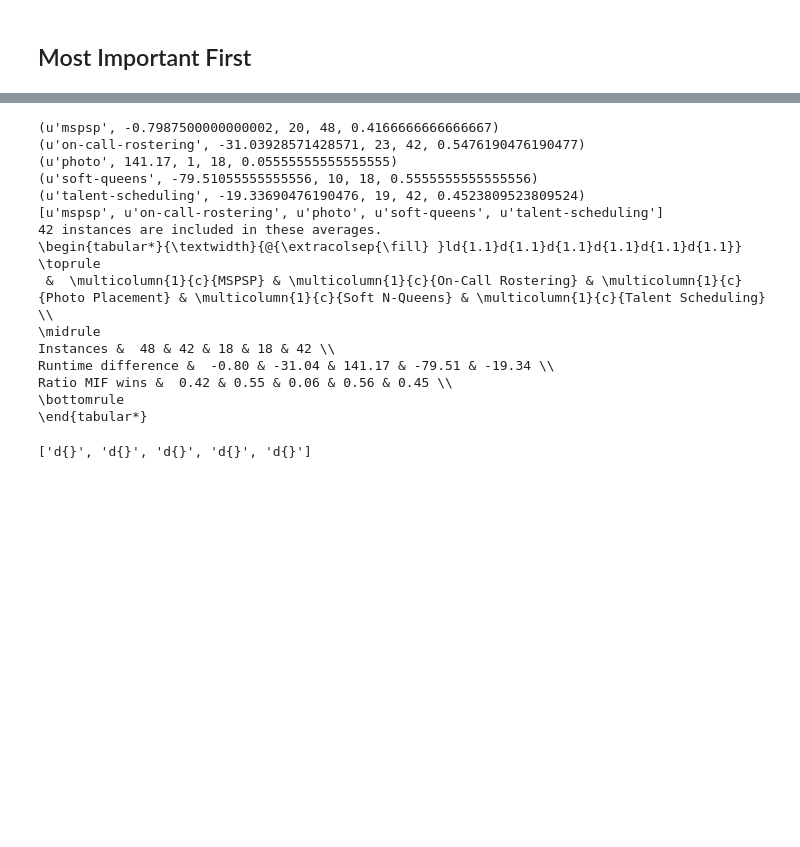
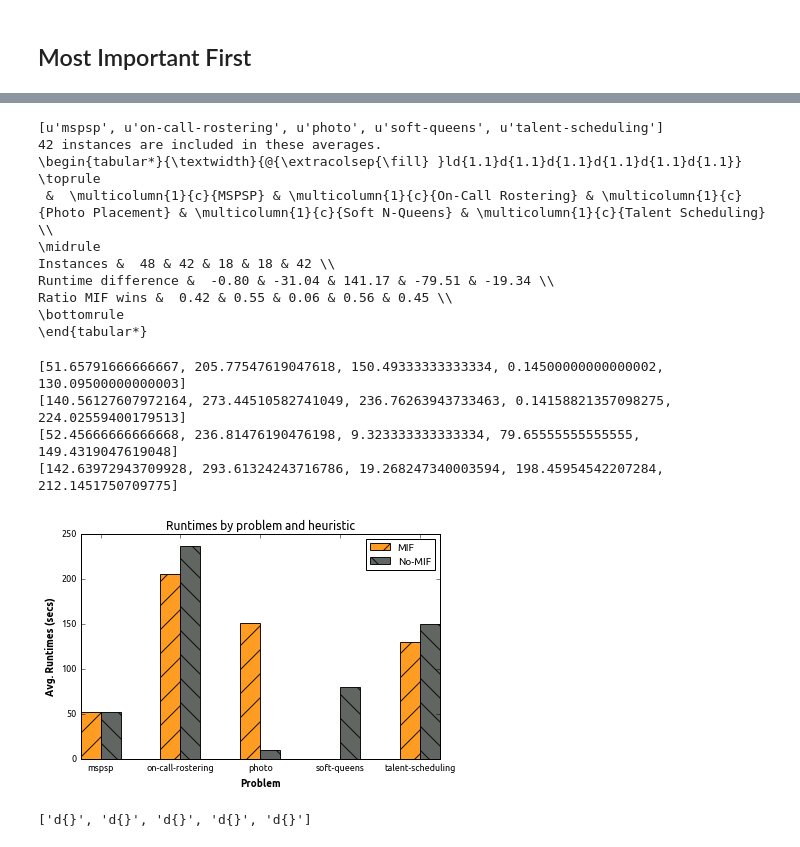
Before and after one commit to isse-augsburg/minibrass, a Jupyter notebook: evaluation/db/Evaluation script.ipynb, the cells around one changed output, grey strips where cells are left out. Saved outputs shown, nothing was run; the diff lists cells and outputs as text; code cells hidden in the pictures; blank space fills up the shorter version.

Commit message:
query MIF problems

```diff
--- a/evaluation/db/Evaluation script.ipynb
+++ b/evaluation/db/Evaluation script.ipynb
@@ -268,19 +343,27 @@ scriptFile.close()
 c.execute(script)
 
 timeDiffs = defaultdict(list)
+mifElapseds = defaultdict(list)
+mifStds = defaultdict(list)
+normalElapseds = defaultdict(list)
+normalStds = defaultdict(list)
 mifWinss = defaultdict(list)
 instances = defaultdict(list)
 ratios = defaultdict(list)
 problems = []
 
 for row in c.fetchall():
-    (problem, timeDiff, mifWins, overall, ratio) = row
+    (problem,  mifElapsed, mifVar, normalElapsed, normalVar, timeDiff, mifWins, overall, ratio) = row
     problems += [problem]
     timeDiffs[problem] = timeDiff
+    mifElapseds[problem] = mifElapsed
+    mifStds[problem] = np.sqrt(mifVar)
+    normalElapseds[problem] = normalElapsed
+    normalStds[problem] = np.sqrt(normalVar)
     mifWinss[problem] = mifWins
     instances[problem] = overall
     ratios[problem] = ratio
-    print row
+    #print row
 
 print problems
 print overall, "instances are included in these averages."
@@ -297,11 +380,6 @@ print "Ratio MIF wins & ", " & ".join(['{0:.2f}'.format(ratios[s]) for s in prob
 print "\\bottomrule"
 print "\\end{tabular*}"
 # %% [output]
-(u'mspsp', -0.7987500000000002, 20, 48, 0.4166666666666667)
-(u'on-call-rostering', -31.03928571428571, 23, 42, 0.5476190476190477)
-(u'photo', 141.17, 1, 18, 0.05555555555555555)
-(u'soft-queens', -79.51055555555556, 10, 18, 0.5555555555555556)
-(u'talent-scheduling', -19.33690476190476, 19, 42, 0.4523809523809524)
 [u'mspsp', u'on-call-rostering', u'photo', u'soft-queens', u'talent-scheduling']
 42 instances are included in these averages.
 \begin{tabular*}{\textwidth}{@{\extracolsep{\fill} }ld{1.1}d{1.1}d{1.1}d{1.1}d{1.1}d{1.1}}
@@ -313,6 +391,65 @@ Runtime difference &  -0.80 & -31.04 & 141.17 & -79.51 & -19.34 \\
 Ratio MIF wins &  0.42 & 0.55 & 0.06 & 0.56 & 0.45 \\
 \bottomrule
 \end{tabular*}
+# %%
+"""
+Bar chart demo with pairs of bars grouped for easy comparison.
+"""
+import numpy as np
+isseorange = (1.0, 0.57647, 0.039216)
+#\definecolor{issegrey}{RGB}{80,85,82}
+issegrey = (80.0 / 255, 85.0 / 255, 82.0 / 255)
+
+n_groups = len(problems)
+
+means_mif = [mifElapseds[p] for p in problems]
+std_mif = [mifStds[p] for p in problems]
+print means_mif
+print std_mif
+
+means_nomif =  [normalElapseds[p] for p in problems]
+std_nomif = [normalStds[p] for p in problems]
+print means_nomif
+print std_nomif
+
+fig, ax = plt.subplots()
+
+index = np.arange(n_groups)
+bar_width = 0.25
+
+opacity = 0.9
+error_config = {'ecolor': '0.3'}
+plt.ylim([0,250])
+rects1 = plt.bar(index, means_mif, bar_width,
+                 alpha=opacity,
+                 color=isseorange,
+                 error_kw=error_config,
+                 hatch="/",
+                 label='MIF')
+
+rects2 = plt.bar(index + bar_width, means_nomif, bar_width,
+                 alpha=opacity,
+                 color=issegrey,
+                 hatch="\\",
+                 error_kw=error_config,
+                 label='No-MIF')
+
+plt.xlabel('Problem')
+plt.ylabel('Avg. Runtimes (secs)')
+plt.title('Runtimes by problem and heuristic')
+plt.xticks(index + bar_width , [p for p in problems])
+plt.legend()
+
+plt.tight_layout()
+
+plt.savefig('runtime-mif-problem.pdf', bbox_inches='tight')
+plt.show()
+# %% [output]
+[51.65791666666667, 205.77547619047618, 150.49333333333334, 0.14500000000000002, 130.09500000000003]
+[140.56127607972164, 273.44510582741049, 236.76263943733463, 0.14158821357098275, 224.02559400179513]
+[52.45666666666668, 236.81476190476198, 9.323333333333334, 79.65555555555555, 149.4319047619048]
+[142.63972943709928, 293.61324243716786, 19.268247340003594, 198.45954542207284, 212.1451750709775]
+[figure, added]
 # %%
 
 conn.close()
```
Also changed, not shown: parts of 4 cells of this notebook, 4 other files.
